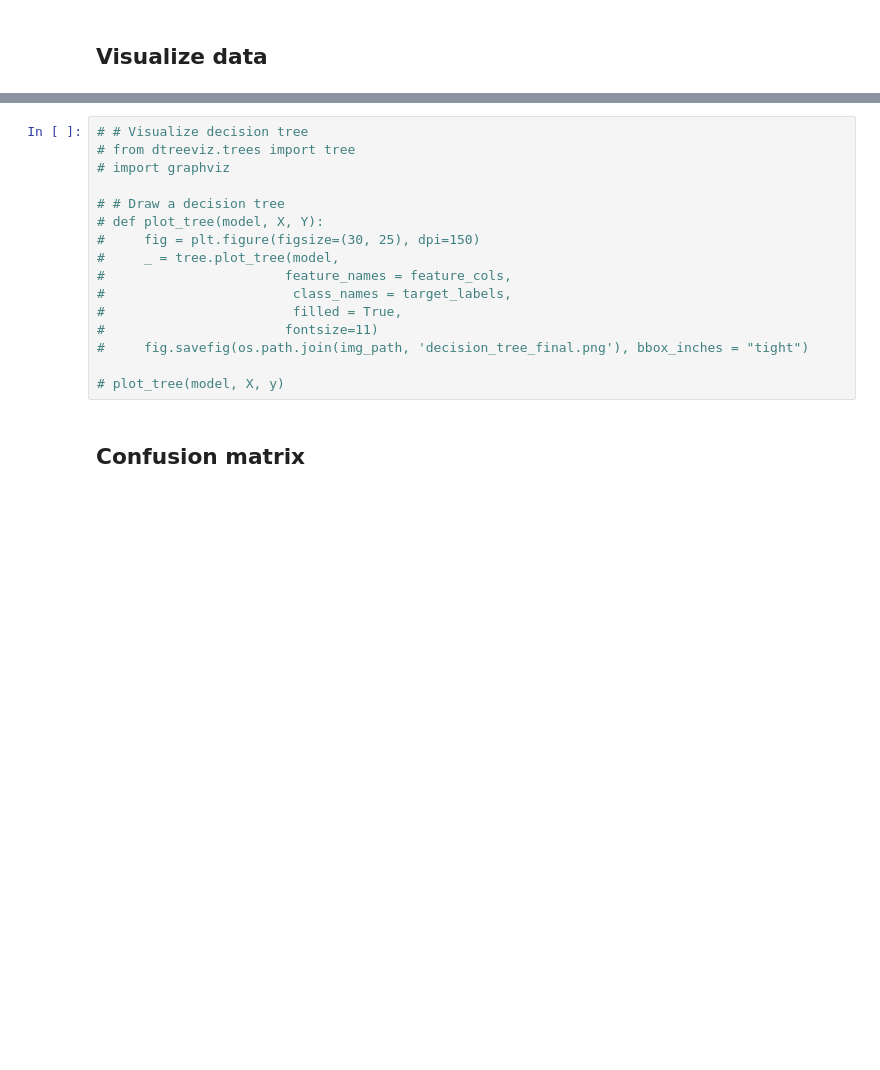
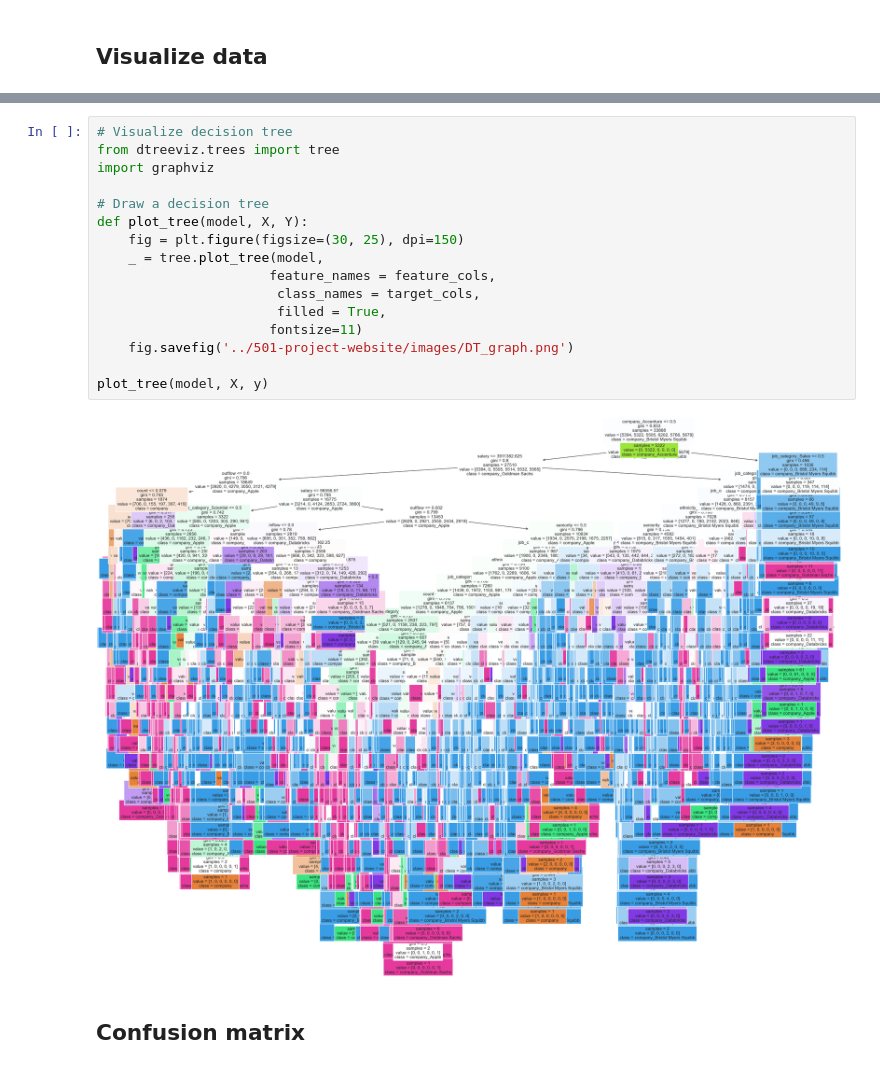
Before and after one commit to anly501/anly-501-project-cynthia-ng, a Jupyter notebook: codes/DT_py.ipynb, the cells around one changed output, grey strips where cells are left out. Drawn from its saved outputs; the diff is of its cells as text; blank space fills up the shorter version.

```diff
--- a/codes/DT_py.ipynb
+++ b/codes/DT_py.ipynb
@@ -185,19 +264,21 @@ plt.savefig("../501-project-website/images/DT_record_accuracy.png")
 # %%
-# # Visualize decision tree
-# from dtreeviz.trees import tree
-# import graphviz
+# Visualize decision tree
+from dtreeviz.trees import tree
+import graphviz
 
-# # Draw a decision tree
-# def plot_tree(model, X, Y):
-#     fig = plt.figure(figsize=(30, 25), dpi=150)
-#     _ = tree.plot_tree(model,
-#                       feature_names = feature_cols,
-#                        class_names = target_labels,
-#                        filled = True,
-#                       fontsize=11)
-#     fig.savefig(os.path.join(img_path, 'decision_tree_final.png'), bbox_inches = "tight")
+# Draw a decision tree
+def plot_tree(model, X, Y):
+    fig = plt.figure(figsize=(30, 25), dpi=150)
+    _ = tree.plot_tree(model,
+                      feature_names = feature_cols,
+                       class_names = target_cols,
+                       filled = True,
+                      fontsize=11)
+    fig.savefig('../501-project-website/images/DT_graph.png')
 
-# plot_tree(model, X, y)
+plot_tree(model, X, y)
+# %% [output]
+[figure, added]
 # %% [markdown]
 ## Confusion matrix
 # %%
```
Also changed, not shown: parts of 14 cells of this notebook, 3 other files.
